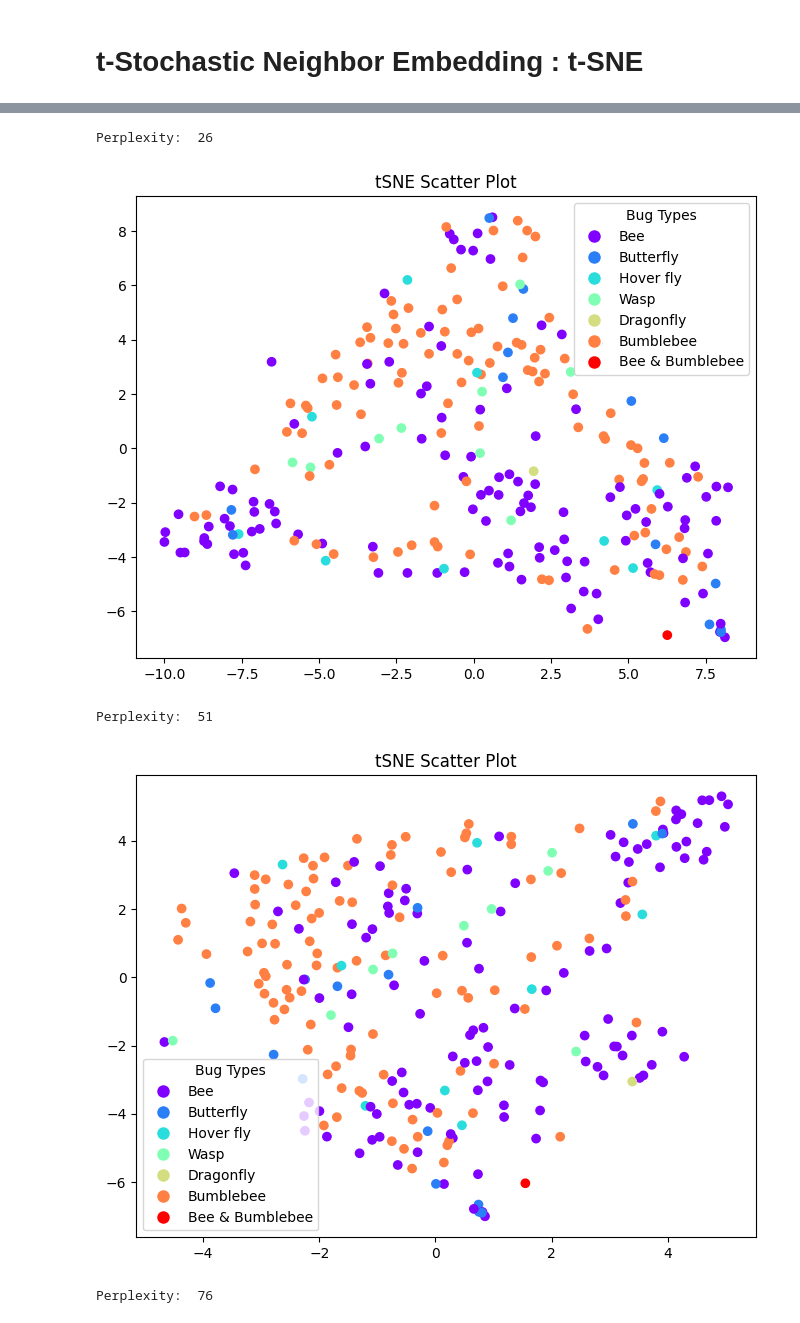
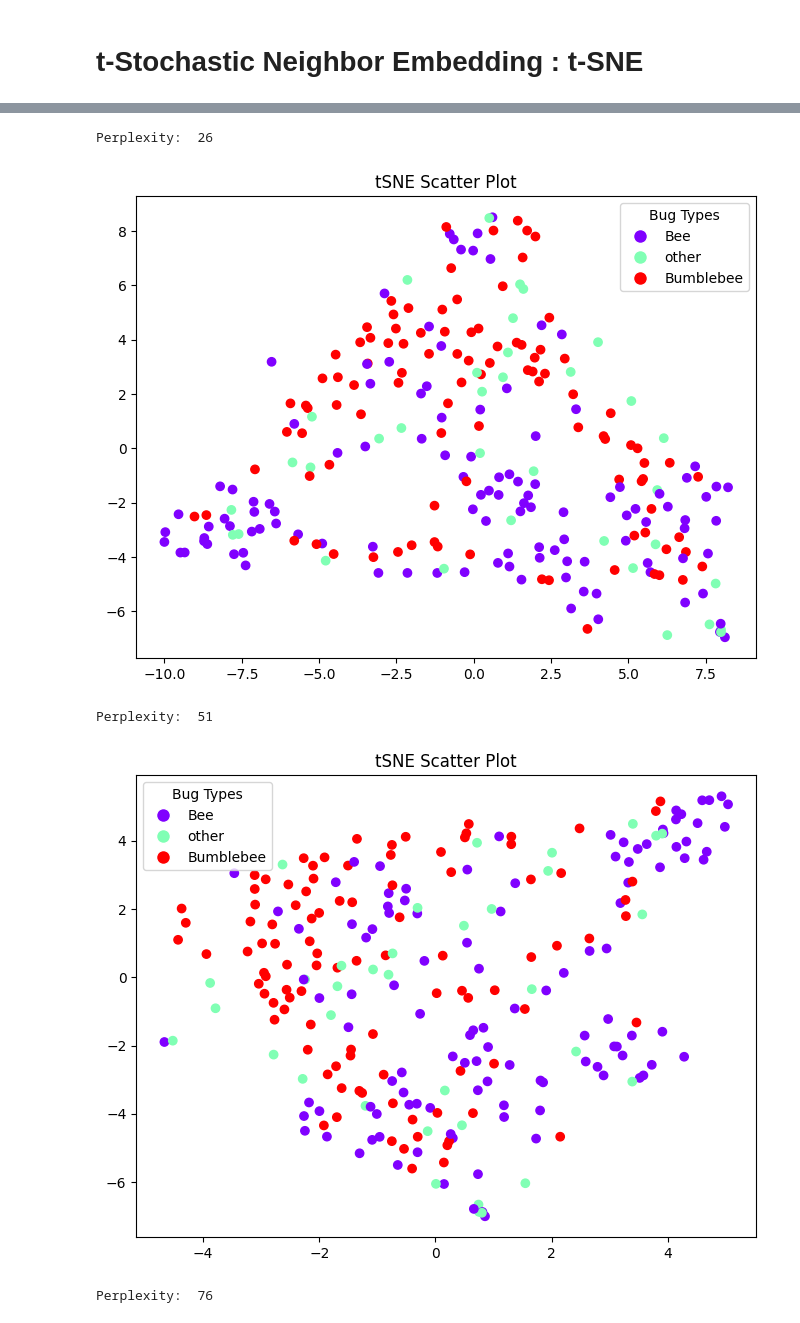
Before and after one commit to Romain-Chevrollier/Data_Project, a Jupyter notebook: code/Data_visualization.ipynb, the cells around one changed output, grey strips where cells are left out. Drawn from its saved outputs; the diff is of its cells as text; code cells hidden in the pictures.

```diff
--- a/code/Data_visualization.ipynb
+++ b/code/Data_visualization.ipynb
@@ -205,7 +231,7 @@ plt.show()
 # **ISOMAP**
 # %%
 # Assuming you have a dataset X
-X = df[feat_names]
+X = df_class[feat_names]
 
 # Create an instance of Isomap with the desired number of components
 isomap = Isomap(n_components=2, n_neighbors=25)
@@ -245,13 +271,13 @@ Number of neighbors change a lot of things. Needs to be adjusted
 # %%
 # Assuming `X_pca` is your data transformed by PCA
 plt.figure(figsize=(8,6))
-bug_types = df['bug type'].unique()
+bug_types = df_class['bug type'].unique()
 
 # Create a colormap
 cmap = cm.get_cmap('rainbow', len(bug_types))
 
 color_dict = {bug_type: cmap(i) for i, bug_type in enumerate(bug_types)}
-scatter = plt.scatter(X_LLE[:,0], X_LLE[:,1], c=df['bug type'].map(color_dict))
+scatter = plt.scatter(X_LLE[:,0], X_LLE[:,1], c=df_class['bug type'].map(color_dict))
 
 # Create legend handles manually
 handles = [plt.Line2D([0], [0], marker='o', color='w', markerfacecolor=color_dict[bug_type], markersize=10) for bug_type in bug_types]
@@ -267,13 +293,13 @@ for i in range(2,203, 25):
     lle = LocallyLinearEmbedding(n_components=2, n_neighbors=i)
     X_LLE = lle.fit_transform(X)
     plt.figure(figsize=(8,6))
-    bug_types = df['bug type'].unique()
+    bug_types = df_class['bug type'].unique()
 
     # Create a colormap
     cmap = cm.get_cmap('rainbow', len(bug_types))
 
     color_dict = {bug_type: cmap(i) for i, bug_type in enumerate(bug_types)}
-    scatter = plt.scatter(X_LLE[:,0], X_LLE[:,1], c=df['bug type'].map(color_dict))
+    scatter = plt.scatter(X_LLE[:,0], X_LLE[:,1], c=df_class['bug type'].map(color_dict))
 
     # Create legend handles manually
     handles = [plt.Line2D([0], [0], marker='o', color='w', markerfacecolor=color_dict[bug_type], markersize=10) for bug_type in bug_types]
@@ -308,13 +334,13 @@ X_tSNE = tsne.fit_transform(X)
 # %%
 # Assuming `X_pca` is your data transformed by PCA
 plt.figure(figsize=(8,6))
-bug_types = df['bug type'].unique()
+bug_types = df_class['bug type'].unique()
 
 # Create a colormap
 cmap = cm.get_cmap('rainbow', len(bug_types))
 
 color_dict = {bug_type: cmap(i) for i, bug_type in enumerate(bug_types)}
-scatter = plt.scatter(X_tSNE[:,0], X_tSNE[:,1], c=df['bug type'].map(color_dict))
+scatter = plt.scatter(X_tSNE[:,0], X_tSNE[:,1], c=df_class['bug type'].map(color_dict))
 
 # Create legend handles manually
 handles = [plt.Line2D([0], [0], marker='o', color='w', markerfacecolor=color_dict[bug_type], markersize=10) for bug_type in bug_types]
@@ -335,13 +361,13 @@ for i in range (1,202, 25):
     X_tSNE = tsne.fit_transform(X)
     # Assuming `X_pca` is your data transformed by PCA
     plt.figure(figsize=(8,6))
-    bug_types = df['bug type'].unique()
+    bug_types = df_class['bug type'].unique()
 
     # Create a colormap
     cmap = cm.get_cmap('rainbow', len(bug_types))
 
     color_dict = {bug_type: cmap(i) for i, bug_type in enumerate(bug_types)}
-    scatter = plt.scatter(X_tSNE[:,0], X_tSNE[:,1], c=df['bug type'].map(color_dict))
+    scatter = plt.scatter(X_tSNE[:,0], X_tSNE[:,1], c=df_class['bug type'].map(color_dict))
 
     # Create legend handles manually
     handles = [plt.Line2D([0], [0], marker='o', color='w', markerfacecolor=color_dict[bug_type], markersize=10) for bug_type in bug_types]
@@ -358,5 +384,5 @@ Perplexity:  1
 Perplexity:  26
-[figure, old version]
+[figure, new version]
 Perplexity:  51
-[figure, old version]
+[figure, new version]
 Perplexity:  76
```
Also changed, not shown: parts of 16 cells of this notebook, 3 other files.
